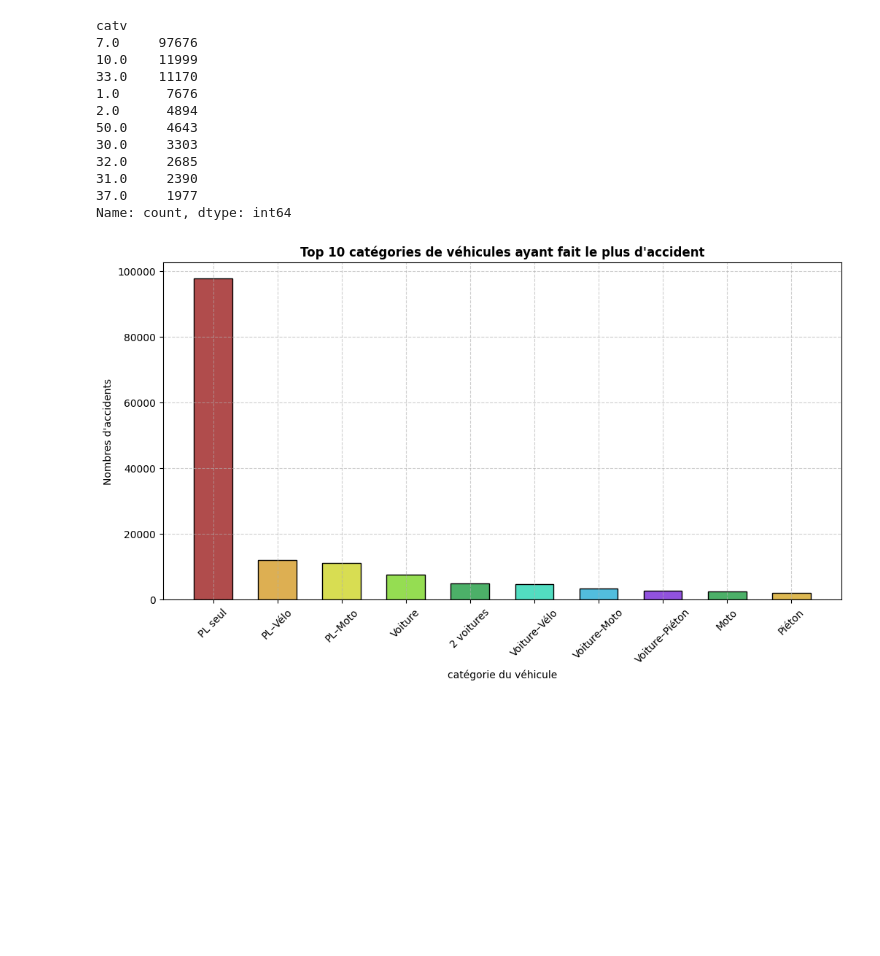
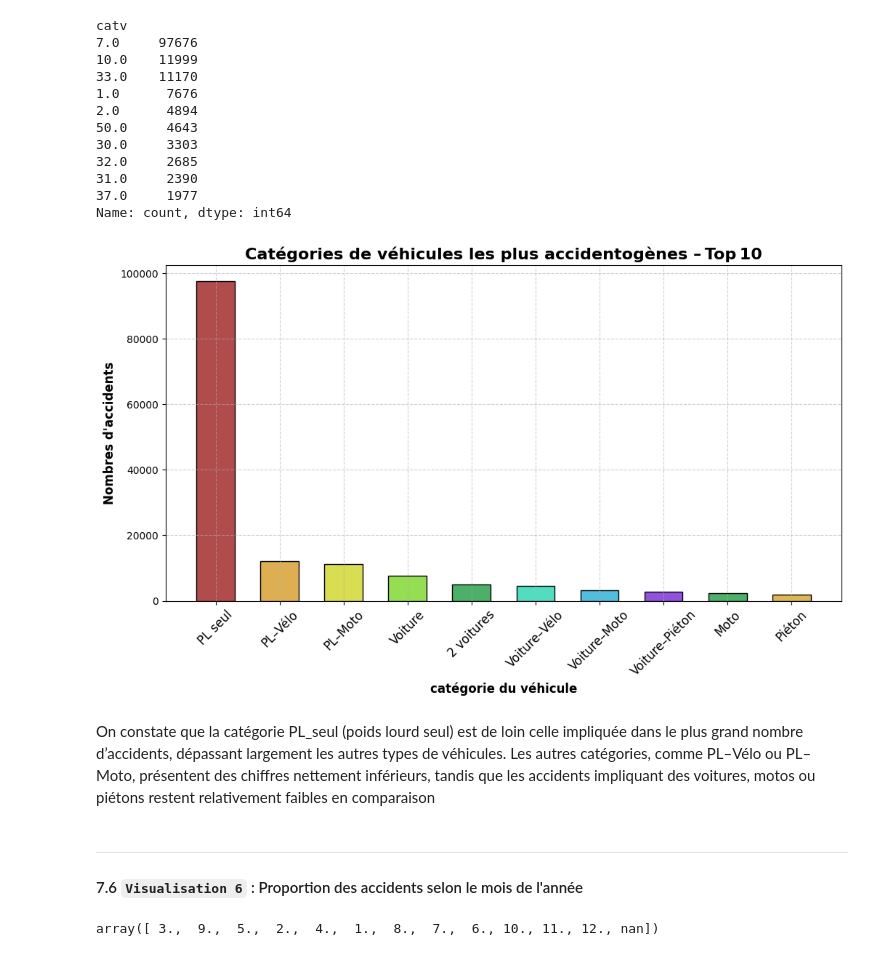
Before and after one commit to Ilyies07/analyse-data-accidents-route-france, a Jupyter notebook: analyse.ipynb, the cells around one changed output. Cells and saved outputs as stored; diff of their text form; code cells hidden in the pictures; blank space fills up the shorter version.

Commit message:
Ajout d'autre visualisation (département) et (mois)

```diff
--- a/analyse.ipynb
+++ b/analyse.ipynb
@@ -774,32 +774,43 @@ Name: count, dtype: int64
 # %%
 import matplotlib.pyplot as plt
 
 plt.figure(figsize=(12,6))
 
 x = range(len(top10catv))
 
 plt.bar(
     x,
     top10catv.values,
     color=["#b04c4c", "#ddaf52", "#d8dd52", "#95dd52",
            "#4cb068", "#52ddc1", "#52bddd", "#9152dd",
            "#4cb068", "#ddb852"],
     edgecolor="black",
     width=0.6
 )
 
 plt.xticks(
     x,
     ["PL seul", "PL–Vélo", "PL–Moto", "Voiture", "2 voitures",
      "Voiture–Vélo", "Voiture–Moto", "Voiture–Piéton", "Moto", "Piéton"],
-    rotation=45
+    rotation=45,
+    fontsize=12
 )
 
-plt.xlabel("catégorie du véhicule")
-plt.ylabel("Nombres d'accidents")
-plt.title("Top 10 catégories de véhicules ayant fait le plus d'accident", fontweight='bold',fontsize=12)
+plt.xlabel("catégorie du véhicule" , fontweight='bold', fontsize=12)
+plt.ylabel("Nombres d'accidents", fontweight='bold', fontsize=12)
+plt.title("Catégories de véhicules les plus accidentogènes – Top 10", fontweight='bold',fontsize=16)
 plt.grid(True, linestyle="--", alpha=0.6)
 
 plt.show()
 # %% [output]
-[figure, old version]
+[figure, new version]
+# %% [markdown]
+On constate que la catégorie PL_seul (poids lourd seul) est de loin celle impliquée dans le plus grand nombre d’accidents, dépassant largement les autres types de véhicules.
+Les autres catégories, comme PL–Vélo ou PL–Moto, présentent des chiffres nettement inférieurs, tandis que les accidents impliquant des voitures, motos ou piétons restent relativement faibles en comparaison
+# %% [markdown]
+---
+#### 7.6 `Visualisation 6` : Proportion des accidents selon le mois de l'année
+# %%
+df["mois"] = caract["date"].dt.month
+# %% [output]
+array([ 3.,  9.,  5.,  2.,  4.,  1.,  8.,  7.,  6., 10., 11., 12., nan])
```
Also changed, not shown: parts of 10 cells of this notebook.
